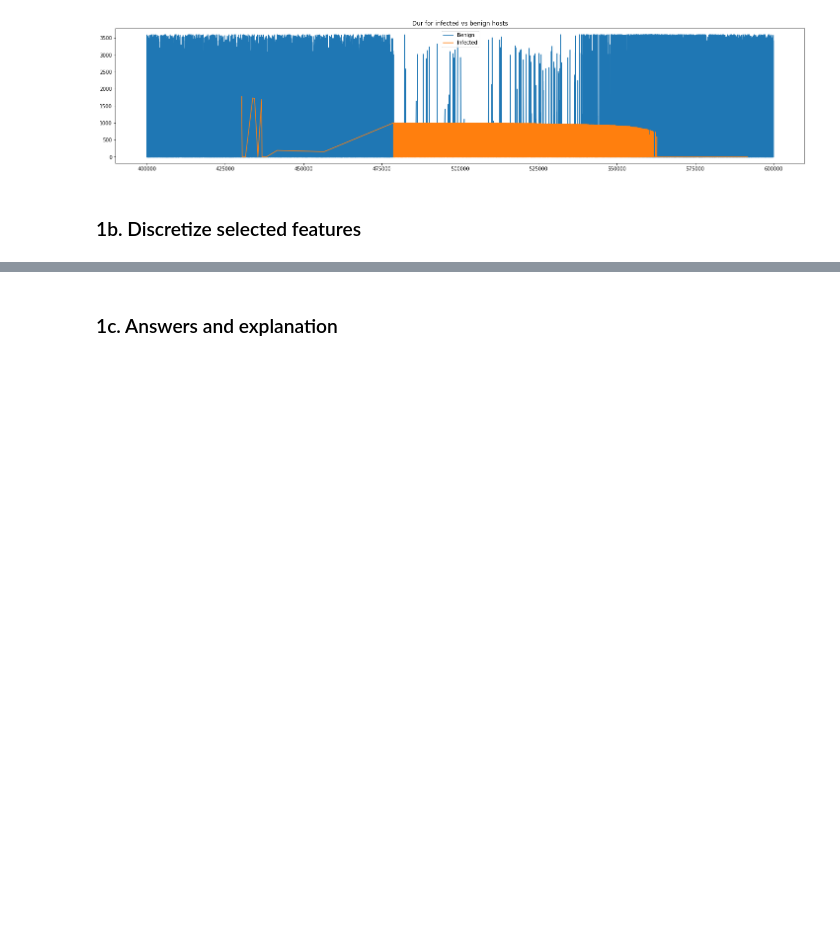
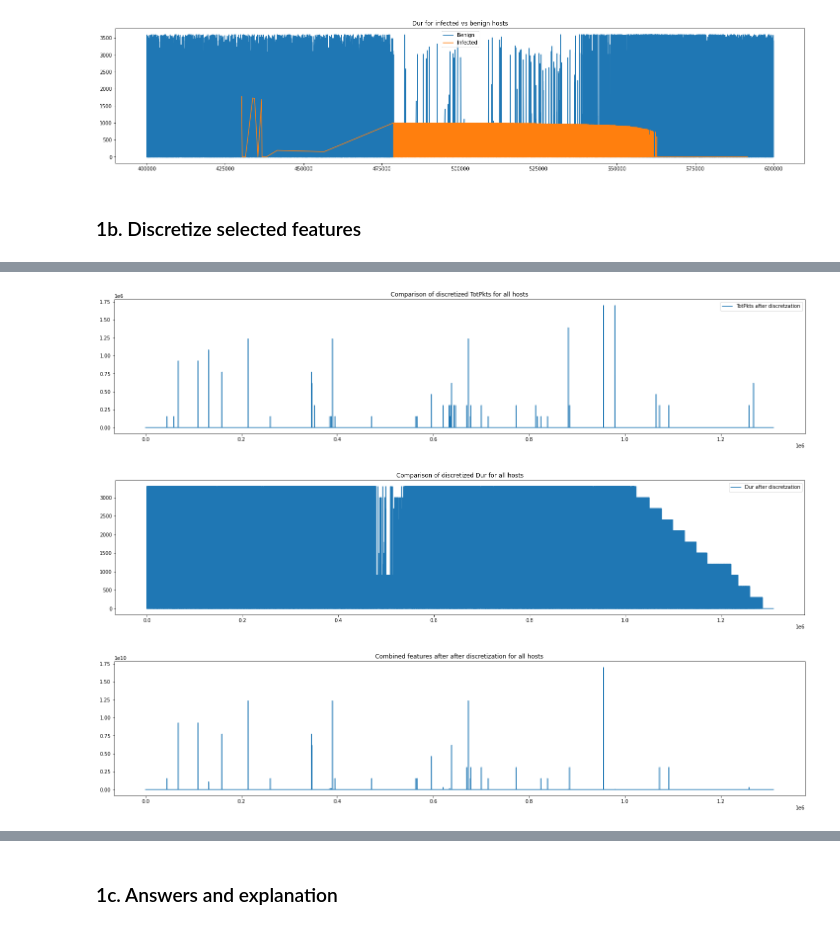
Before and after one commit to kponichtera/cs4035-cda, a Jupyter notebook: lab3/lab3.ipynb, the cells around one changed output, grey strips where cells are left out. Saved outputs shown, nothing was run; the diff lists cells and outputs as text; code cells hidden in the pictures; blank space fills up the shorter version.

```diff
--- a/lab3/lab3.ipynb
+++ b/lab3/lab3.ipynb
@@ -225,0 +198,34 @@ df.head()
+# %%
+# applying to all hosts
+comb_col_name = features[0] + '_' + features[1]
+features_combined = np.zeros(len(df[[features[0]]]))
+
+for i in range(len(features)):
+    discretizer = KBinsDiscretizer(n_bins=12, strategy='uniform', encode='ordinal')
+    df_feature = df[[features[i]]].to_numpy()
+    bins = discretizer.fit_transform(df_feature)[:, 0]
+    vectorizer = np.vectorize(lambda x: int(discretizer.bin_edges_[0][int(x)]))
+    feature_discretized = vectorizer(bins)
+    if i == 0:
+        features_combined = list(map(str, feature_discretized))
+    else:
+        temp = list(map(str, feature_discretized))
+        for j in range(len(features_combined)):
+            features_combined[j] += temp[j]
+    _, ax = plt.subplots(1, 1, figsize=(25, 5))
+    ax.plot(feature_discretized)
+    ax.legend(labels=[f'{features[i]} after discretzation'], loc='upper right')
+    ax.set_title(f'Comparison of discretized {features[i]} for all hosts')
+    plt.show()
+
+features_combined = np.asarray(list(map(int, features_combined)))
+df[comb_col_name] = features_combined
+_, ax = plt.subplots(1, 1, figsize=(25, 5))
+ax.plot(features_combined)
+ax.set_title(f'Combined features after after discretization for all hosts')
+plt.show()
+df.head()
+# %% [output]
+[figure, added]
+[figure, added]
+[figure, added]
```
Also changed, not shown: parts of 3 cells of this notebook.
